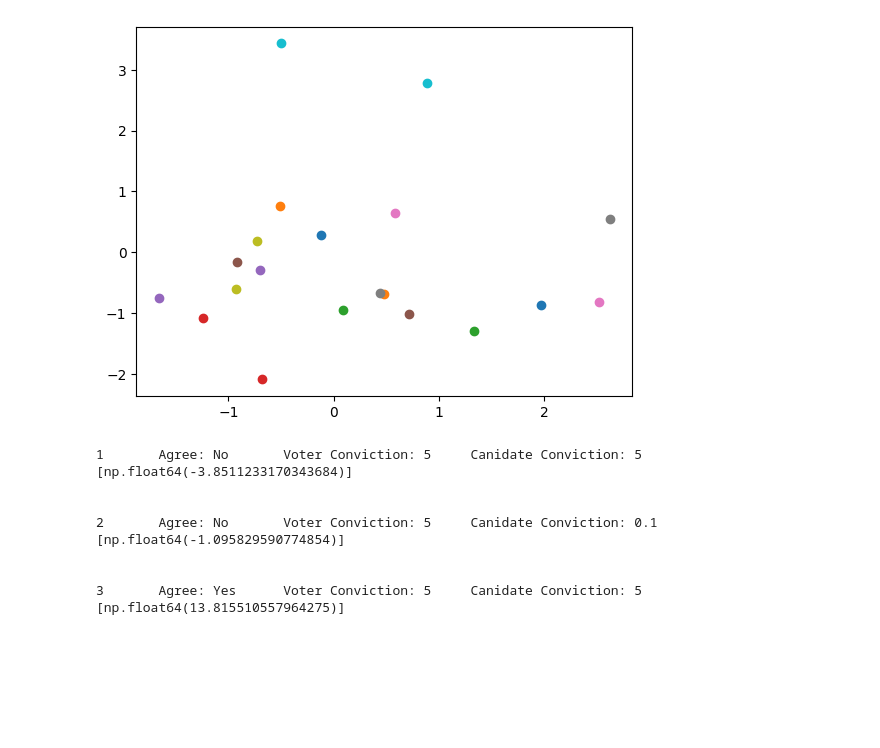
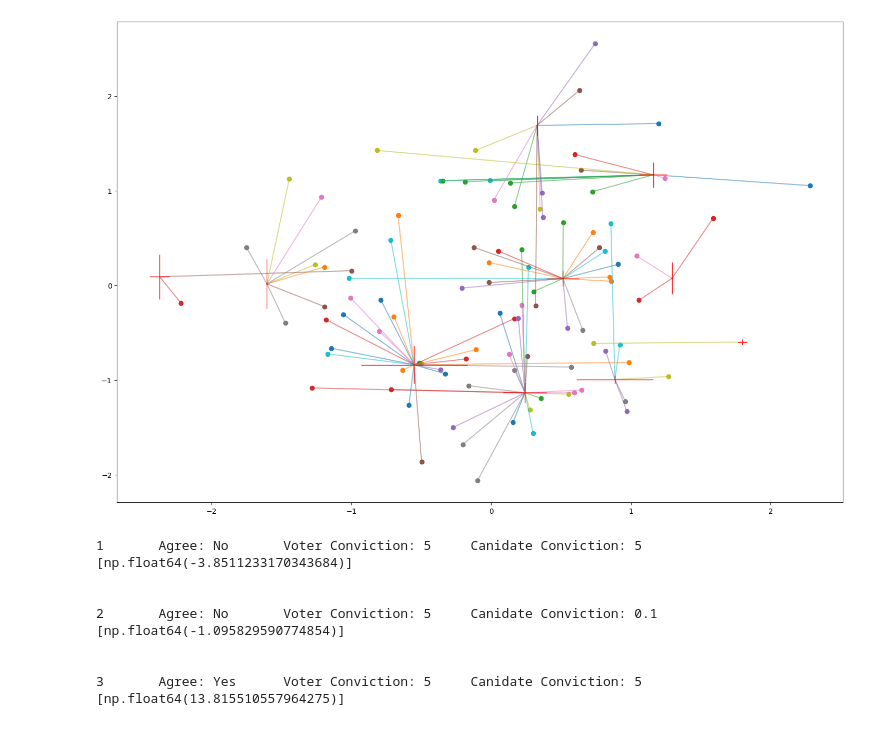
Before and after one commit to turukano26/voting-sim, a Jupyter notebook: experiments.ipynb, the cells around one changed output. Saved outputs shown, nothing was run; the diff lists cells and outputs as text; code cells hidden in the pictures; blank space fills up the shorter version.

Commit message:
now graphs canidates

```diff
--- a/experiments.ipynb
+++ b/experiments.ipynb
@@ -65,6 +66,10 @@ class Person():
 
         return distances_per_canidate
 
+    def find_favorite_canidate(self, canidates):
+        canidate_scores = self.evaluate_canidates(canidates)
+        return canidates[np.argsort(canidate_scores)[-1]]
+
 
 
 
@@ -85,26 +90,44 @@ class Person():
 # %%
 people = []
 canidates = []
 
-for i in range(20):
+for i in range(100):
     p = Person(2)
     people.append(p)
 
     if i%10 == 0:
         c = Person(2)
         canidates.append(c)
 
 
 fig, ax = plt.subplots()
+fig.set_size_inches(18,12)
 
 for person in people:
     ax.scatter([person.p.loc[0, 'Opinion']],[person.p.loc[1, 'Opinion']])
-    nearest = person.evaluate_canidates(canidates)
-    ax.plot([person.p.loc[0, 'Opinion']])
+    nearest = person.find_favorite_canidate(canidates)
+    ax.plot([person.p.loc[0, 'Opinion'], nearest.p.loc[0, 'Opinion']], [person.p.loc[1, 'Opinion'], nearest.p.loc[1, 'Opinion']], alpha=0.5)
+
+for canidate in canidates:
+    x = canidate.p.loc[0, 'Opinion']
+    y = canidate.p.loc[1, 'Opinion']
+
+    width=np.log(canidate.p.loc[1, 'Weight']+1)/4
+    height=np.log(canidate.p.loc[0, 'Weight']+1)/4
+
+    ax.plot([x-width, x+width],[y,y], linewidth=1, color='red')
+    ax.plot([x, x],[y-height,y+height], linewidth=1, color='red')
+
+    #e = Ellipse([canidate.p.loc[0, 'Opinion'], canidate.p.loc[1, 'Opinion']],
+    #            width=np.log(canidate.p.loc[0, 'Weight']+1)/4,
+    #            height=np.log(canidate.p.loc[1, 'Weight']+1)/4
+    #            )
+    #ax.add_patch(e)
+
 
 plt.show()
 # %% [output]
-[figure, old version]
+[figure, new version]
 # %%
 for i, (voter_op, voter_weight, canidate_op, canidate_weight) in enumerate(itertools.product([-1], [5, 0.1], [0.9, -0.9], [5, 0.1])):
 
```
Also changed, not shown: parts of 1 cell of this notebook.
